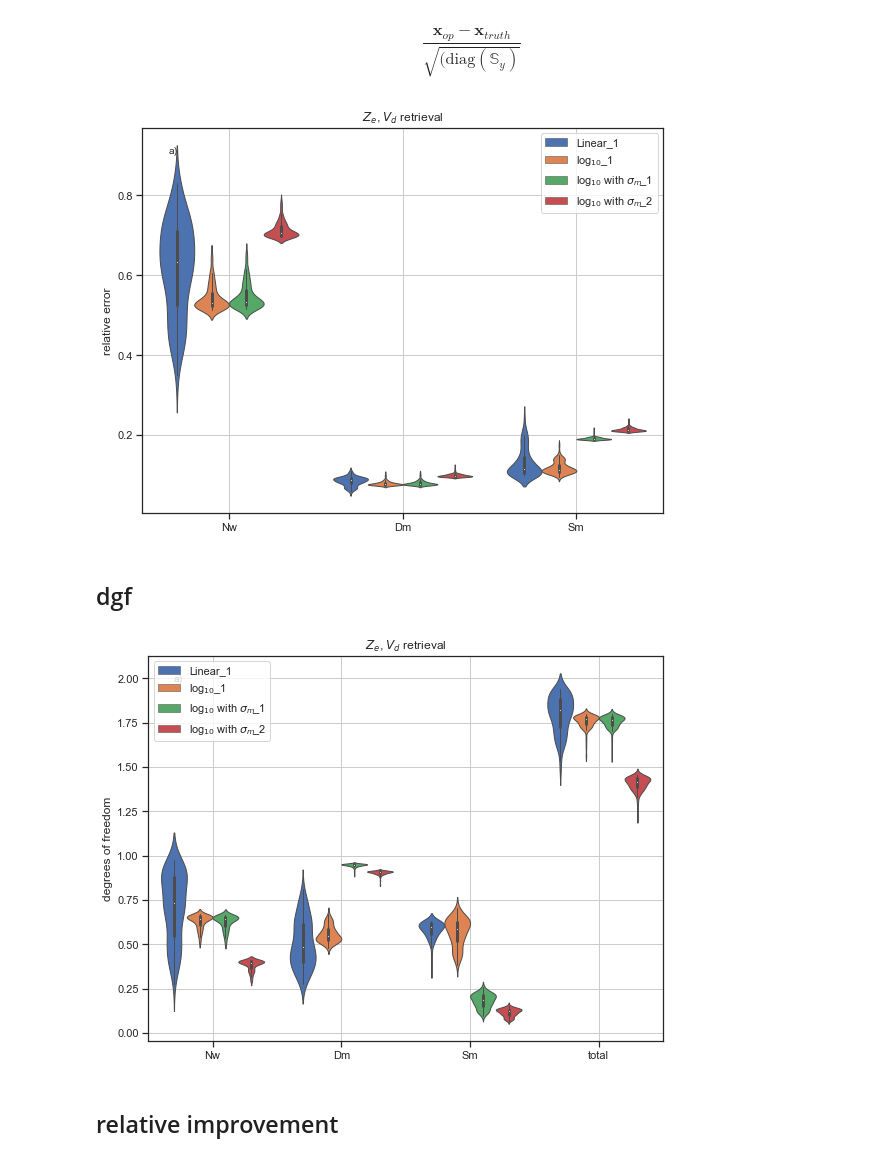
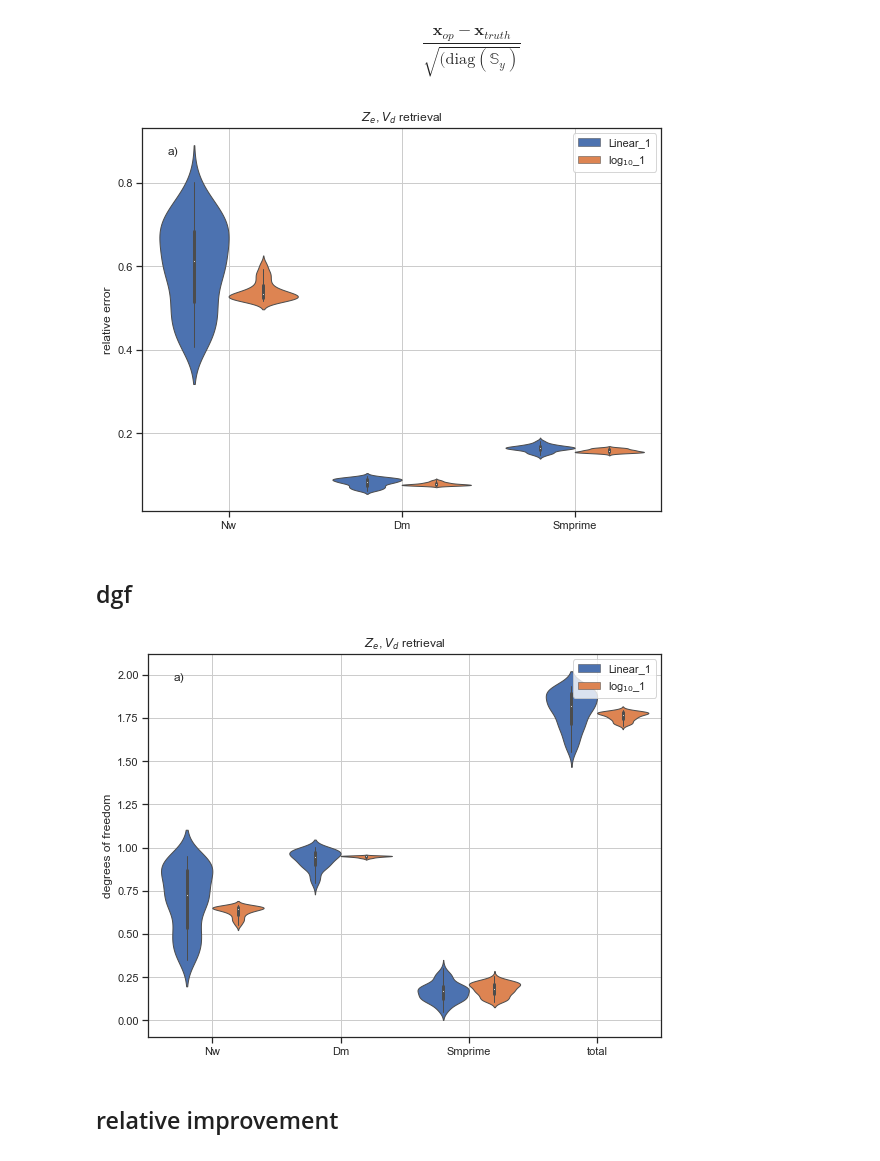
Before and after one commit to maahn/pyOptimalEstimation_examples, a Jupyter notebook: DSD_retrieval.ipynb, the cells around one changed output. Saved outputs shown, nothing was run; the diff lists cells and outputs as text; code cells hidden in the pictures.

```diff
--- a/DSD_retrieval.ipynb
+++ b/DSD_retrieval.ipynb
@@ -306,10 +297,9 @@ rainDat_test.isel(time=tt), tt
 for x_name, y_name, y_uncertainty_factor in (
     ('Linear', 'ZW', 1),
     ('log$_{10}$', 'ZW', 1),
-    ('log$_{10}$ with $\sigma_m\!$', 'ZW', 1),
-    ('log$_{10}$ with $\sigma_m\!$', 'ZW', 2),
+    ('log$_{10}$', 'ZW', 2),
 ):
-    for tt in [15, 20, 51]:
+    for tt in [51]:
         x_vars = x_names[x_name]
         y_vars = y_names[y_name]
 
@@ -409,8 +399,7 @@ If the retrieval converged, we use different measures to evaluate the retrieval
 for x_name, y_name, y_uncertainty_factor in (
     ('Linear', 'ZW', 1),
     ('log$_{10}$', 'ZW', 1),
-    ('log$_{10}$ with $\sigma_m\!$', 'ZW', 1),
-    ('log$_{10}$ with $\sigma_m\!$', 'ZW', 2),
+#     ('log$_{10}$', 'ZW', 2),
 ):
 
     x_vars = x_names[x_name]
@@ -678,17 +668,19 @@ The fact that we know $\mathbf{x}_{truth}$ allows us to investigate the distribu
 
 with  $\mathbb{S}$ is the retrieval uncertainty of $\mathbf{x}_{truth}$, it should follow a normal distribution with mean 0 and standard deviation 1.
 # %%
+ncols = 2
 fig, sps = plt.subplots(
-    figsize=(10, 5), nrows=len(x_vars), ncols=3, sharex=True)
-sps = sps.reshape((len(x_vars), 3))
+    figsize=(6.66, 5), nrows=len(x_vars), ncols=ncols, sharex=True)
+fig.suptitle('Optimal solution')
+sps = sps.reshape((len(x_vars), ncols))
 
 xx = 0
 jj = 0
 
 for xx, (x_name, y_name, y_uncertainty_factor) in enumerate((
     ('Linear', 'ZW', 1),
+#     ('log$_{10}$', 'ZW', 1),
     ('log$_{10}$', 'ZW', 1),
-    ('log$_{10}$ with $\\sigma_m\\!$', 'ZW', 1),
 #     ('Logarithmic orthogonal', 'ZW', 2),
 )):
 
@@ -699,6 +691,8 @@ for xx, (x_name, y_name, y_uncertainty_factor) in enumerate((
 
         x_var = x_vars[kk]
         thisOe = resultsOE['%s_%s_%i' % (x_name, y_name, y_uncertainty_factor)].sel(x_vars=x_var)
+        passedChiTests = (thisOe.chi2value <= thisOe.chi2critical).all('chi2test')
+        thisOe = thisOe.where(passedChiTests).dropna('time')
         x_err = ((
             thisOe['x_op'] - thisOe['x_truth']) / thisOe['x_op_err'])
 
@@ -714,7 +708,7 @@ for xx, (x_name, y_name, y_uncertainty_factor) in enumerate((
         sps[kk, xx].text(
             0.95,
             0.05,
-            '%s, R$^2$=%.3g\nmean=%.2g, std=%.2g' %
+            '%s, R$^2$=%.2f\nmean=%.2f, std=%.2f' %
             (supporting_routines.niceKeys[x_var], r**2, x_mean, x_std),
             horizontalalignment='right',
             verticalalignment='bottom',
@@ -722,7 +716,7 @@ for xx, (x_name, y_name, y_uncertainty_factor) in enumerate((
         sps[kk, xx].text(
             0.05,
             0.95,
-            '%s)' % (abc[jj]),
+            '%s)' % (abc[jj+6]),
             horizontalalignment='left',
             verticalalignment='top',
             transform=sps[kk, xx].transAxes)
@@ -734,6 +728,6 @@ for xx, (x_name, y_name, y_uncertainty_factor) in enumerate((
 
         jj += 1
 
-fig.tight_layout(pad=0.1, h_pad=0, w_pad=0.)
+# fig.tight_layout(pad=0.1, h_pad=0, w_pad=0.)
 # fig.savefig('qq_xerr_lin_log_%s.pdf'%(version))
 # %% [output]
@@ -764,11 +755,18 @@ sp = [sp]
 
 y_sets = ['ZW']
 for ii, y_name in enumerate(y_sets):
+    data = df[['x_var','relative error','x_name']].where(
+        df['chi2Test'] == True
+    ).where(
+        df.y_name == y_name
+    ).dropna(
+        0,'any'
+    )
     sns.violinplot(
-        x='x_var_simple',
+        x='x_var',
         y='relative error',
         hue='x_name',
-        data=df[['x_var_simple','relative error','x_name']].where(df.y_name == y_name).dropna(0, how='any'),
+        data=data,
         saturation=1,
         linewidth=1,
         scale="width",
@@ -788,43 +786,48 @@ sp[0].legend()
 sp[0].grid()
 # fig.savefig('y_dgf_%s.pdf'%version)
 # %% [output]
-[figure, old version]
+[figure, new version]
 # %% [markdown]
 ## dgf
 # %%
 fig, sp = plt.subplots(ncols=1, nrows=1, sharex=True, sharey=True,
                       figsize=(8,6))
 # sp = sp.ravel()
 sp = [sp]
 
 
 y_sets = ['ZW']
 for ii, y_name in enumerate(y_sets):
+    data = df.where(
+        df.y_name == y_name
+    ).where(
+        df['chi2Test'] == True
+    )
     sns.violinplot(
-        x='x_var_simple',
+        x='x_var',
         y='degrees of freedom',
         hue='x_name',
-        data=df.where(df.y_name == y_name),
+        data=data,
         saturation=1,
         linewidth=1,
         scale="width",
         ax=sp[ii],
     )
     sp[ii].set_xlabel('')
     sp[ii].set_title(supporting_routines.niceRetrievals[y_name])
     sp[ii].get_legend().remove()
     if ii in [1,3]:
         sp[ii].set_ylabel('')
     sp[ii].text(0.05, 0.95,'%s)'%(abc[ii]),
          horizontalalignment='left',
          verticalalignment='top',
          transform = sp[ii].transAxes)
 fig.tight_layout(pad=0.5)
 sp[0].legend()
 sp[0].grid()
 # fig.savefig('y_dgf_%s.pdf'%version)
 # %% [output]
-[figure, old version]
+[figure, new version]
 # %% [markdown]
 ## relative improvement
 # %%
```
Also changed, not shown: parts of 23 cells of this notebook, 2 other files.
